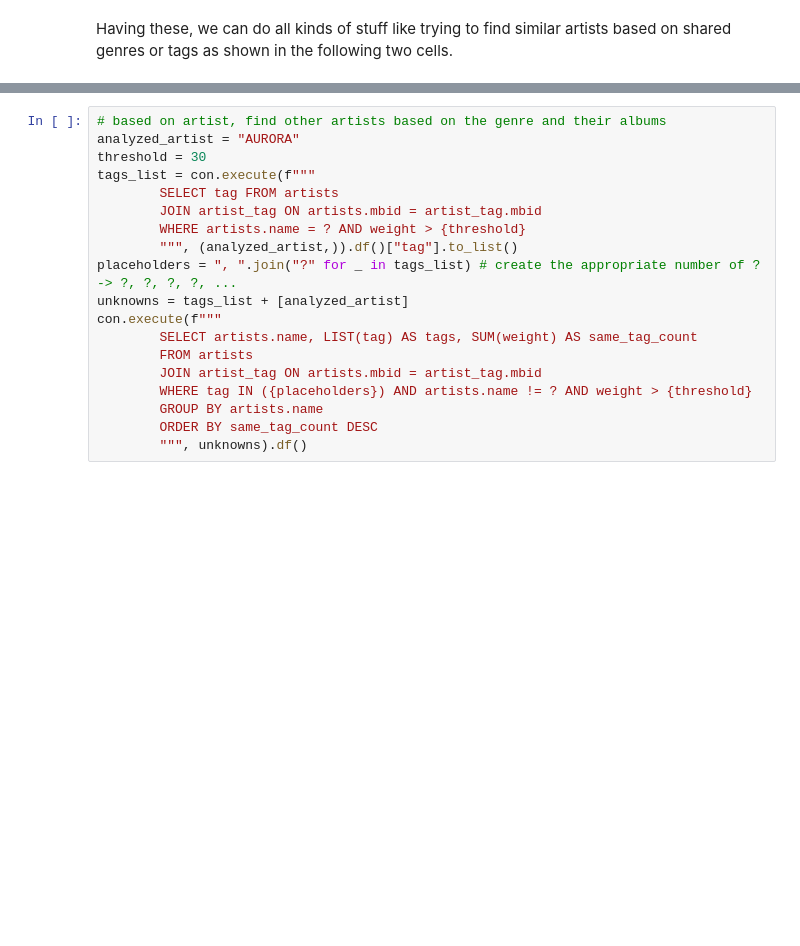
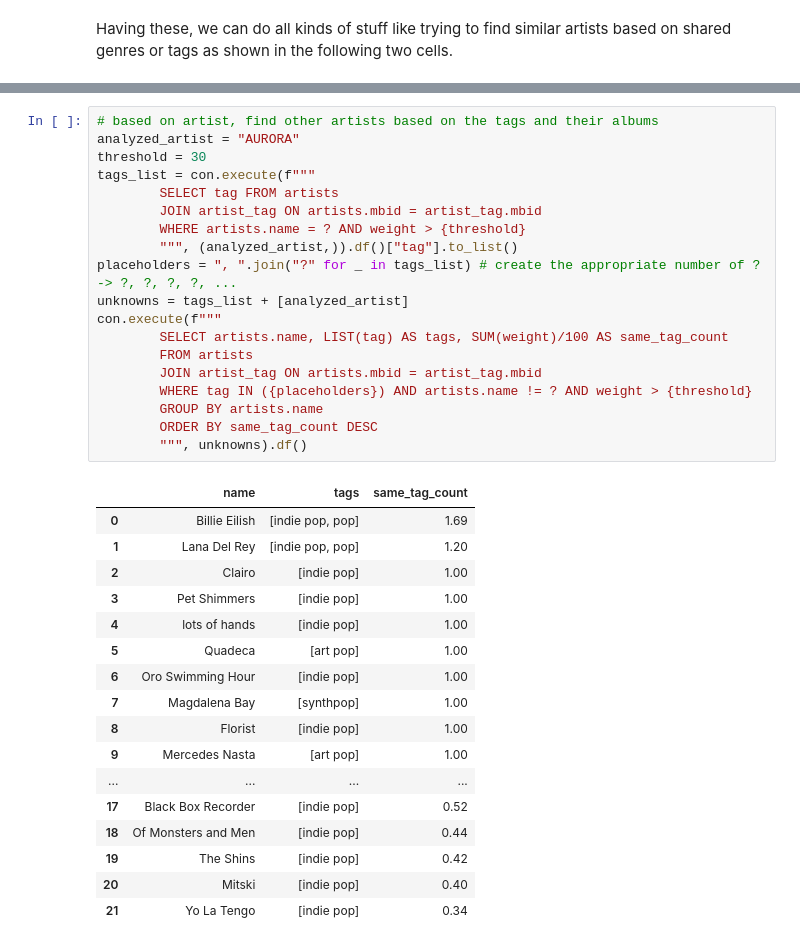
Before and after one commit to AlenkaJ/SpotifyShenanigans, a Jupyter notebook: spotify_database/duckdb_shenanigans.ipynb, the cells around one changed output, grey strips where cells are left out. Saved outputs shown, nothing was run; the diff lists cells and outputs as text; blank space fills up the shorter version.

```diff
--- a/spotify_database/duckdb_shenanigans.ipynb
+++ b/spotify_database/duckdb_shenanigans.ipynb
@@ -112,19 +233,37 @@ con.execute(f"""
 # %%
-# based on artist, find other artists based on the genre and their albums
+# based on artist, find other artists based on the tags and their albums
 analyzed_artist = "AURORA"
 threshold = 30
 tags_list = con.execute(f"""
         SELECT tag FROM artists
         JOIN artist_tag ON artists.mbid = artist_tag.mbid
         WHERE artists.name = ? AND weight > {threshold}
         """, (analyzed_artist,)).df()["tag"].to_list()
 placeholders = ", ".join("?" for _ in tags_list) # create the appropriate number of ? -> ?, ?, ?, ?, ...
 unknowns = tags_list + [analyzed_artist]
 con.execute(f"""
-        SELECT artists.name, LIST(tag) AS tags, SUM(weight) AS same_tag_count
+        SELECT artists.name, LIST(tag) AS tags, SUM(weight)/100 AS same_tag_count
         FROM artists
         JOIN artist_tag ON artists.mbid = artist_tag.mbid
         WHERE tag IN ({placeholders}) AND artists.name != ? AND weight > {threshold}
         GROUP BY artists.name
         ORDER BY same_tag_count DESC
         """, unknowns).df()
+# %% [output]
+|  | name | tags | same_tag_count |
+| 0 | Billie Eilish | [indie pop, pop] | 1.69 |
+| 1 | Lana Del Rey | [indie pop, pop] | 1.20 |
+| 2 | Clairo | [indie pop] | 1.00 |
+| 3 | Pet Shimmers | [indie pop] | 1.00 |
+| 4 | lots of hands | [indie pop] | 1.00 |
+| 5 | Quadeca | [art pop] | 1.00 |
+| 6 | Oro Swimming Hour | [indie pop] | 1.00 |
+| 7 | Magdalena Bay | [synthpop] | 1.00 |
+| 8 | Florist | [indie pop] | 1.00 |
+| 9 | Mercedes Nasta | [art pop] | 1.00 |
+| ... | ... | ... | ... |
+| 17 | Black Box Recorder | [indie pop] | 0.52 |
+| 18 | Of Monsters and Men | [indie pop] | 0.44 |
+| 19 | The Shins | [indie pop] | 0.42 |
+| 20 | Mitski | [indie pop] | 0.40 |
+| 21 | Yo La Tengo | [indie pop] | 0.34 |
```
Also changed, not shown: parts of 15 cells of this notebook.
